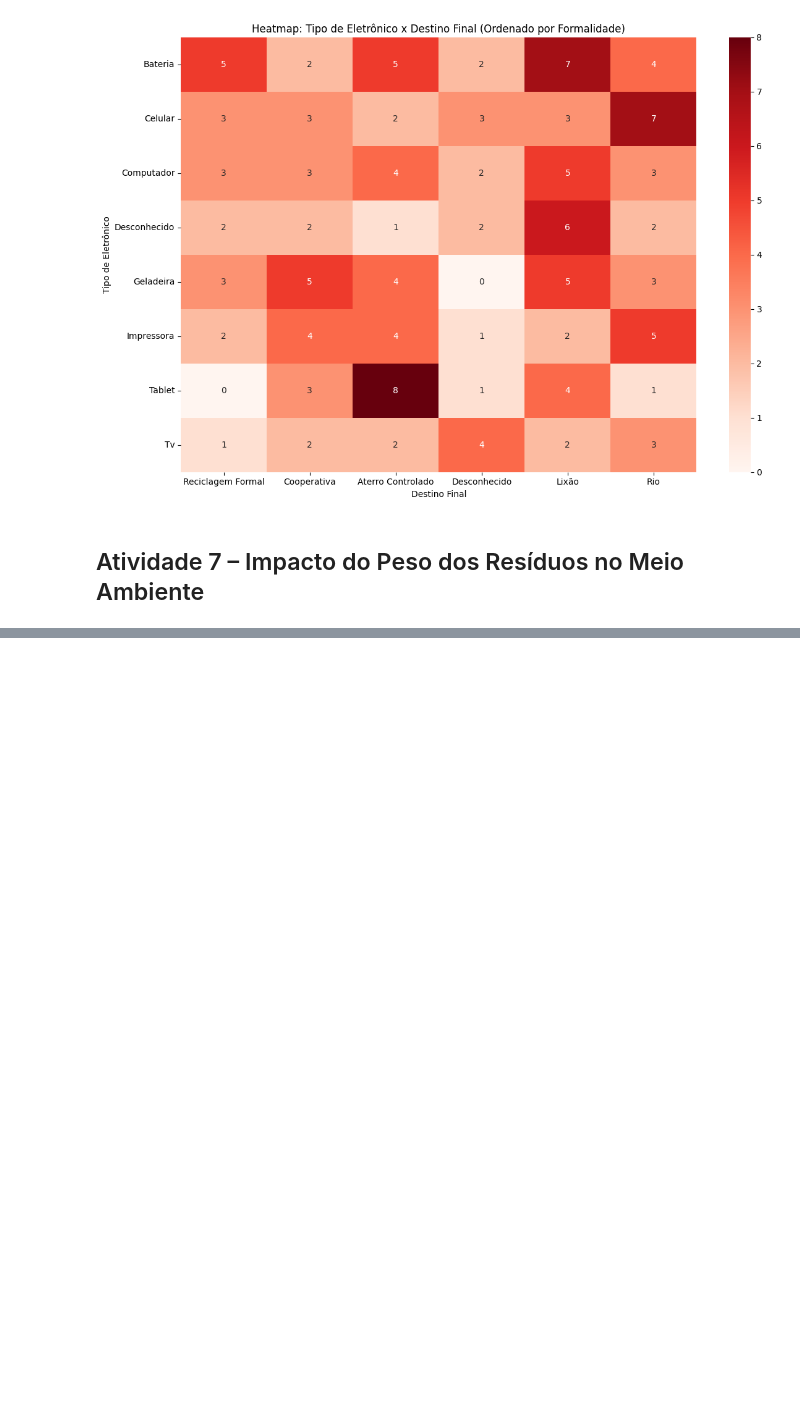
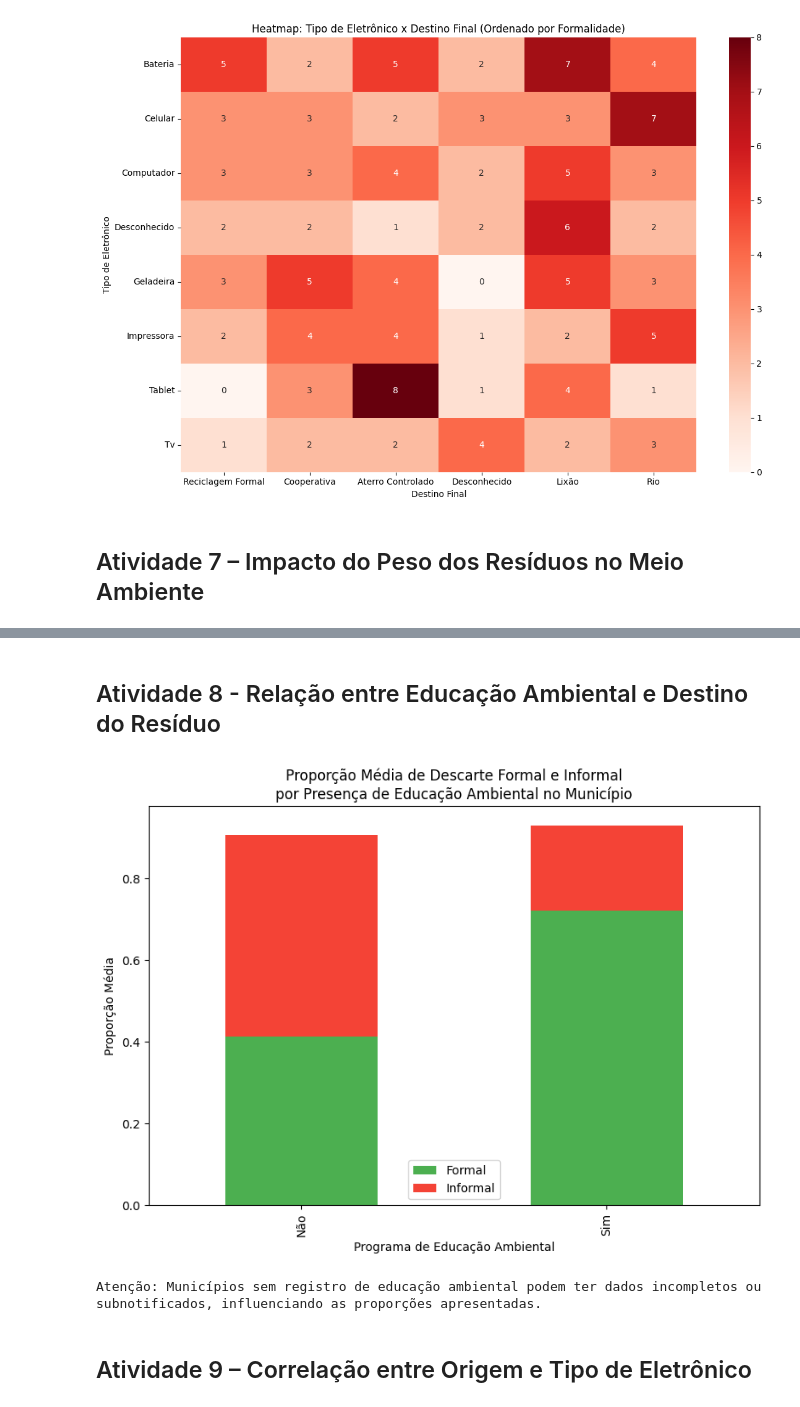
Before and after one commit to polyanasilva/desafio_lixo_eletronico, a Jupyter notebook: atv i2a2.ipynb, the cells around one changed output, grey strips where cells are left out. Drawn from its saved outputs; the diff is of its cells as text; code cells hidden in the pictures; blank space fills up the shorter version.

```diff
--- a/atv i2a2.ipynb
+++ b/atv i2a2.ipynb
@@ -341,0 +395,31 @@ plt.show()
+# %% [markdown]
+## Atividade 8 -  Relação entre Educação Ambiental e Destino do Resíduo
+# %%
+# Criar coluna indicando se há programa de educação ambiental
+df['Educacao_Ambiental'] = df['Educacao_Ambiental'].fillna('Não')
+
+# Agrupar por município e presença de educação ambiental
+proporcao_educacao = df.groupby(['Municipio', 'Educacao_Ambiental', 'Tipo_Destino']).size().unstack(fill_value=0)
+proporcao_educacao['Total'] = proporcao_educacao.sum(axis=1)
+for tipo in ['Formal', 'Informal']:
+    proporcao_educacao[f'Proporcao_{tipo}'] = proporcao_educacao.get(tipo, 0) / proporcao_educacao['Total']
+
+# Agrupar para gráfico: média das proporções por presença de educação ambiental
+media_proporcao = proporcao_educacao.groupby('Educacao_Ambiental')[['Proporcao_Formal', 'Proporcao_Informal']].mean()
+
+# Gráfico de barras empilhadas mostrando proporção média de destinos por categoria
+media_proporcao.plot(kind='bar', stacked=True, color=['#4CAF50', '#F44336'], figsize=(8,6))
+plt.xlabel('Programa de Educação Ambiental')
+plt.ylabel('Proporção Média')
+plt.title('Proporção Média de Descarte Formal e Informal\npor Presença de Educação Ambiental no Município')
+plt.legend(['Formal', 'Informal'])
+plt.tight_layout()
+plt.show()
+
+# Observação sobre possíveis vieses:
+print("Atenção: Municípios sem registro de educação ambiental podem ter dados incompletos ou subnotificados, influenciando as proporções apresentadas.")
+# %% [output]
+[figure, added]
+Atenção: Municípios sem registro de educação ambiental podem ter dados incompletos ou subnotificados, influenciando as proporções apresentadas.
+# %% [markdown]
+## Atividade 9 – Correlação entre Origem e Tipo de Eletrônico
```
Also changed, not shown: parts of 7 cells of this notebook.
